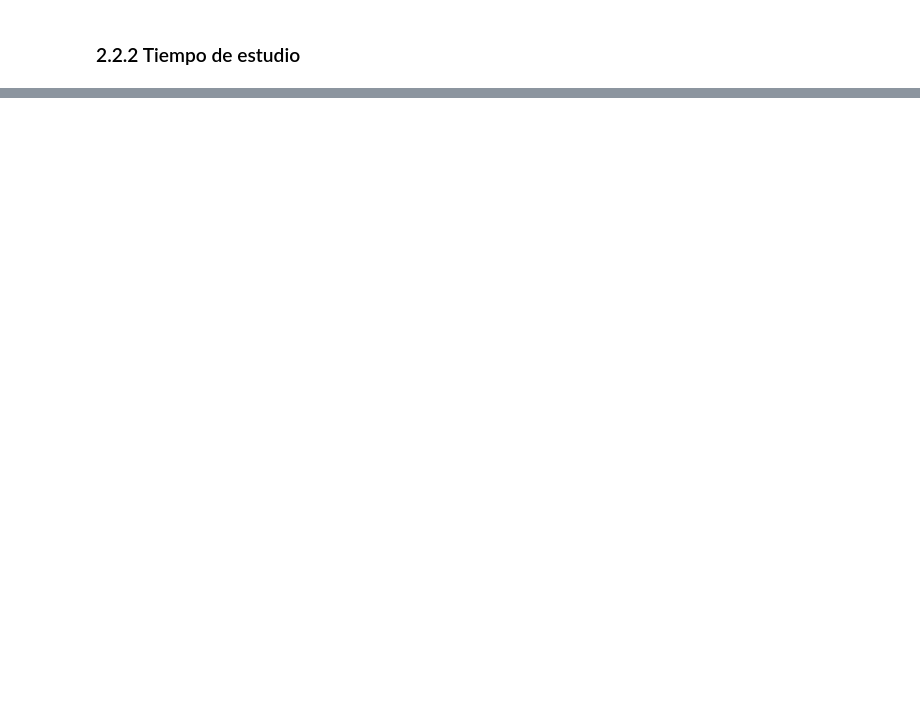
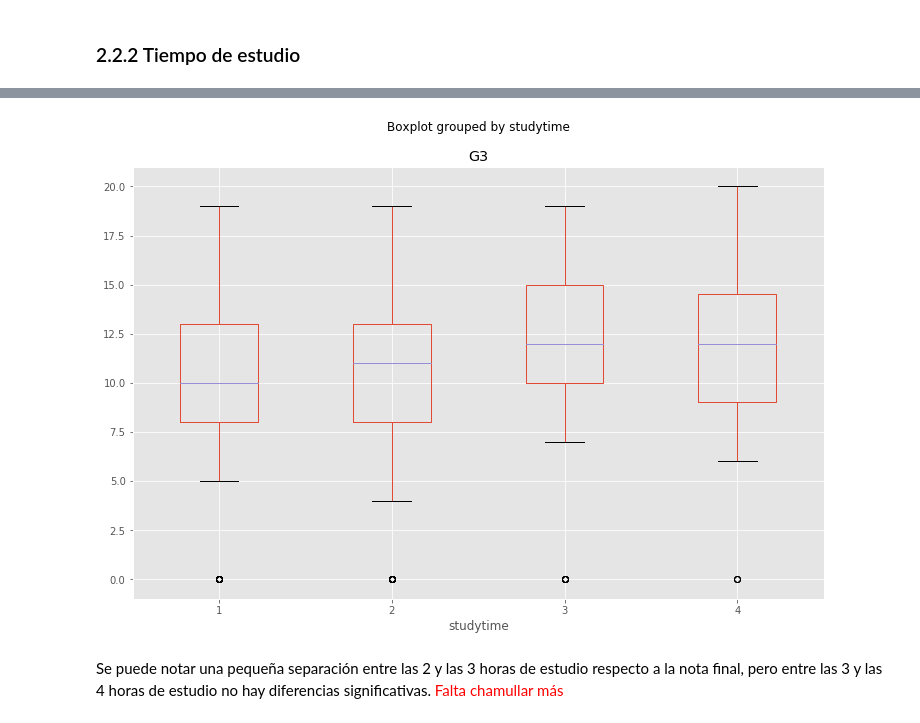
Before and after one commit to etra0/AID, a Jupyter notebook: tarea-1/tarea1.ipynb, the cells around one changed output, grey strips where cells are left out. Saved outputs shown, nothing was run; the diff lists cells and outputs as text; code cells hidden in the pictures; blank space fills up the shorter version.

Commit message:
añadido boxplot en relacion G3 y studytime.

```diff
--- a/tarea-1/tarea1.ipynb
+++ b/tarea-1/tarea1.ipynb
@@ -262,0 +266,8 @@ plt.show()
+# %%
+fig, ax = plt.subplots(figsize=(12,8))
+df.boxplot(column='G3', by='studytime', ax=ax)
+plt.show()
+# %% [output]
+[figure, added]
+# %% [markdown]
+Se puede notar una pequeña separación entre las 2 y las 3 horas de estudio respecto a la nota final, pero entre las 3 y las 4 horas de estudio no hay diferencias significativas. <span style='color:red;'>Falta chamullar más</span>
```
Also changed, not shown: parts of 10 cells of this notebook.
